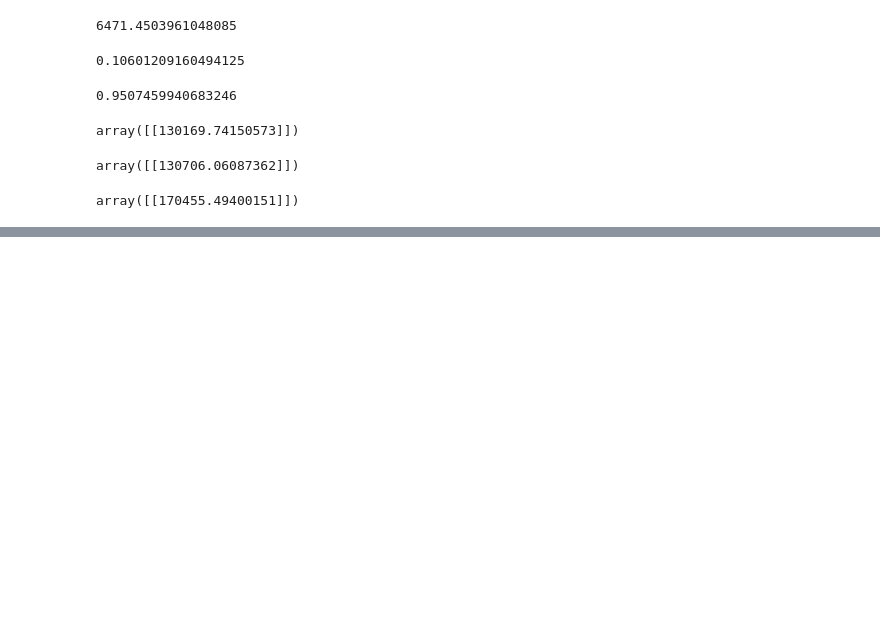
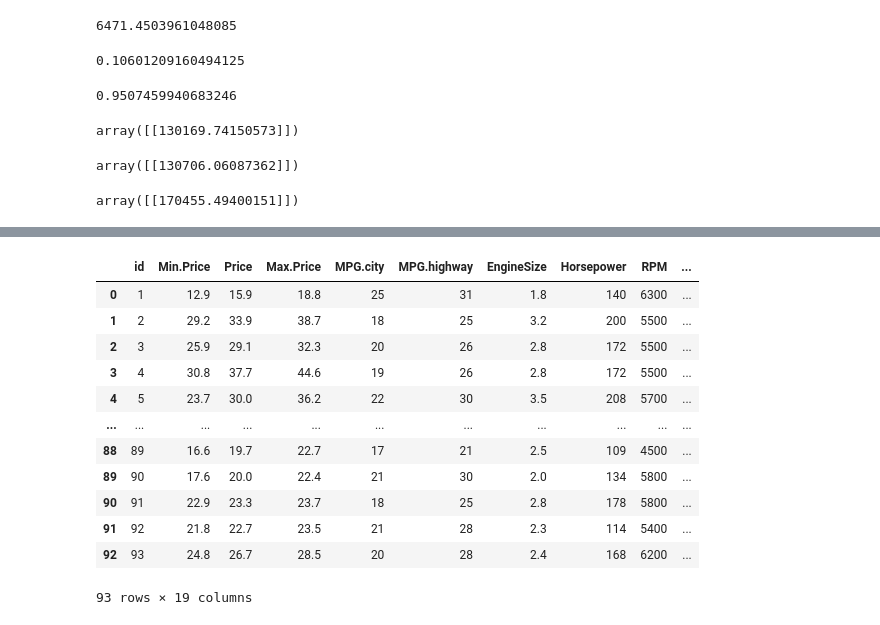
Before and after one commit to girme04/VS-code, a Jupyter notebook: Practise folder/simpl linreg .ipynb, the cells around one changed output, grey strips where cells are left out. Saved outputs shown, nothing was run; the diff lists cells and outputs as text; code cells hidden in the pictures; blank space fills up the shorter version.

```diff
--- a/Practise folder/simpl linreg .ipynb
+++ b/Practise folder/simpl linreg .ipynb
@@ -287,3 +287,7 @@ X_new = [[150000,50000,30000]]
 model.predict(X_new)
 # %% [output]
 array([[170455.49400151]])
+# %%
+import pandas as pd
+c = pd.read_csv("Cars93 (4).csv",na_values=['','NA'],keep_default_na=False)
+c.head()
@@ -289,0 +521,17 @@ array([[170455.49400151]])
+# %%
+X_con = c.select_dtypes(exclude='object')
+X_con
+# %% [output]
+|  | id | Min.Price | Price | Max.Price | MPG.city | MPG.highway | EngineSize | Horsepower | RPM | ... |
+| 0 | 1 | 12.9 | 15.9 | 18.8 | 25 | 31 | 1.8 | 140 | 6300 | ... |
+| 1 | 2 | 29.2 | 33.9 | 38.7 | 18 | 25 | 3.2 | 200 | 5500 | ... |
+| 2 | 3 | 25.9 | 29.1 | 32.3 | 20 | 26 | 2.8 | 172 | 5500 | ... |
+| 3 | 4 | 30.8 | 37.7 | 44.6 | 19 | 26 | 2.8 | 172 | 5500 | ... |
+| 4 | 5 | 23.7 | 30.0 | 36.2 | 22 | 30 | 3.5 | 208 | 5700 | ... |
+| ... | ... | ... | ... | ... | ... | ... | ... | ... | ... | ... |
+| 88 | 89 | 16.6 | 19.7 | 22.7 | 17 | 21 | 2.5 | 109 | 4500 | ... |
+| 89 | 90 | 17.6 | 20.0 | 22.4 | 21 | 30 | 2.0 | 134 | 5800 | ... |
+| 90 | 91 | 22.9 | 23.3 | 23.7 | 18 | 25 | 2.8 | 178 | 5800 | ... |
+| 91 | 92 | 21.8 | 22.7 | 23.5 | 21 | 28 | 2.3 | 114 | 5400 | ... |
+| 92 | 93 | 24.8 | 26.7 | 28.5 | 20 | 28 | 2.4 | 168 | 6200 | ... |
+93 rows × 19 columns
```
Also changed, not shown: parts of 84 cells of this notebook, 11 other files.
